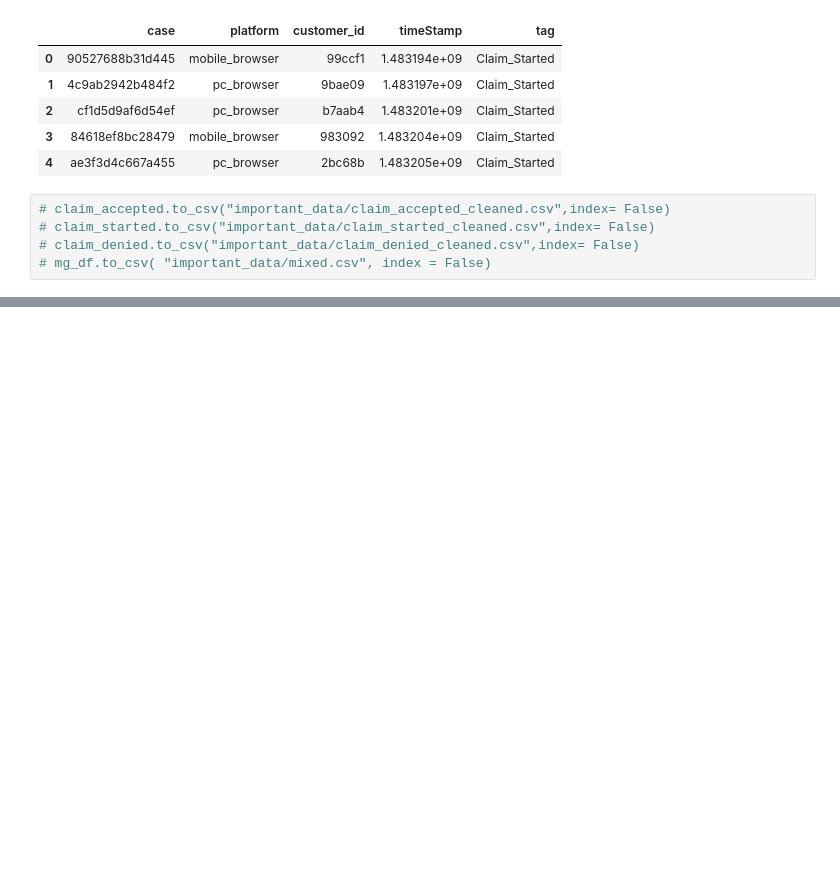
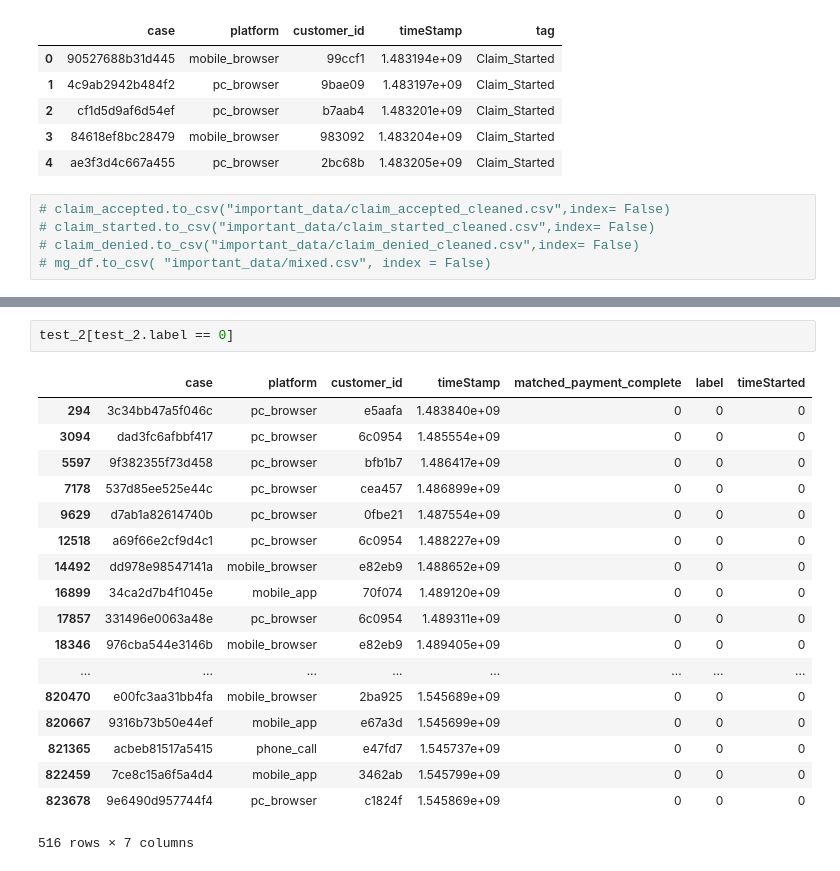
Before and after one commit to jerryUNSW/fraud_detect, a Jupyter notebook: data_cleaning.ipynb, the cells around one changed output, grey strips where cells are left out. Drawn from its saved outputs; the diff is of its cells as text; blank space fills up the shorter version.

```diff
--- a/data_cleaning.ipynb
+++ b/data_cleaning.ipynb
@@ -271,0 +328,21 @@ incoming_case[incoming_case.label == 0 ]
+# %%
+test_2[test_2.label == 0]
+# %% [output]
+|  | case | platform | customer_id | timeStamp | matched_payment_complete | label | timeStarted |
+| 294 | 3c34bb47a5f046c | pc_browser | e5aafa | 1.483840e+09 | 0 | 0 | 0 |
+| 3094 | dad3fc6afbbf417 | pc_browser | 6c0954 | 1.485554e+09 | 0 | 0 | 0 |
+| 5597 | 9f382355f73d458 | pc_browser | bfb1b7 | 1.486417e+09 | 0 | 0 | 0 |
+| 7178 | 537d85ee525e44c | pc_browser | cea457 | 1.486899e+09 | 0 | 0 | 0 |
+| 9629 | d7ab1a82614740b | pc_browser | 0fbe21 | 1.487554e+09 | 0 | 0 | 0 |
+| 12518 | a69f66e2cf9d4c1 | pc_browser | 6c0954 | 1.488227e+09 | 0 | 0 | 0 |
+| 14492 | dd978e98547141a | mobile_browser | e82eb9 | 1.488652e+09 | 0 | 0 | 0 |
+| 16899 | 34ca2d7b4f1045e | mobile_app | 70f074 | 1.489120e+09 | 0 | 0 | 0 |
+| 17857 | 331496e0063a48e | pc_browser | 6c0954 | 1.489311e+09 | 0 | 0 | 0 |
+| 18346 | 976cba544e3146b | mobile_browser | e82eb9 | 1.489405e+09 | 0 | 0 | 0 |
+| ... | ... | ... | ... | ... | ... | ... | ... |
+| 820470 | e00fc3aa31bb4fa | mobile_browser | 2ba925 | 1.545689e+09 | 0 | 0 | 0 |
+| 820667 | 9316b73b50e44ef | mobile_app | e67a3d | 1.545699e+09 | 0 | 0 | 0 |
+| 821365 | acbeb81517a5415 | phone_call | e47fd7 | 1.545737e+09 | 0 | 0 | 0 |
+| 822459 | 7ce8c15a6f5a4d4 | mobile_app | 3462ab | 1.545799e+09 | 0 | 0 | 0 |
+| 823678 | 9e6490d957744f4 | pc_browser | c1824f | 1.545869e+09 | 0 | 0 | 0 |
+516 rows × 7 columns
```
Also changed, not shown: parts of 20 cells of this notebook.
